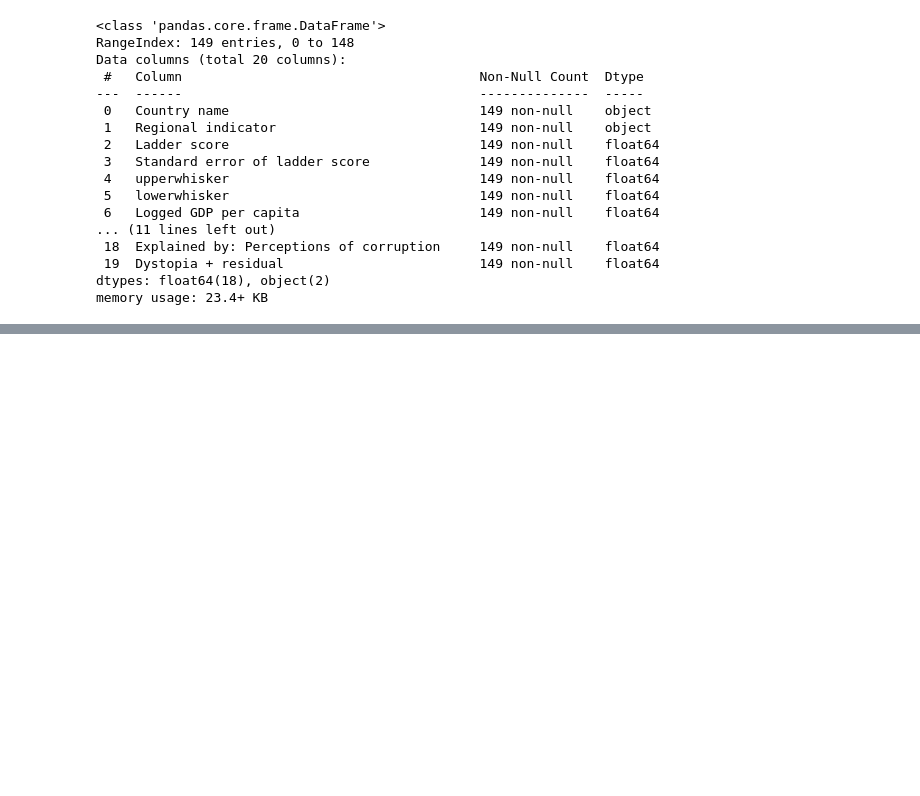
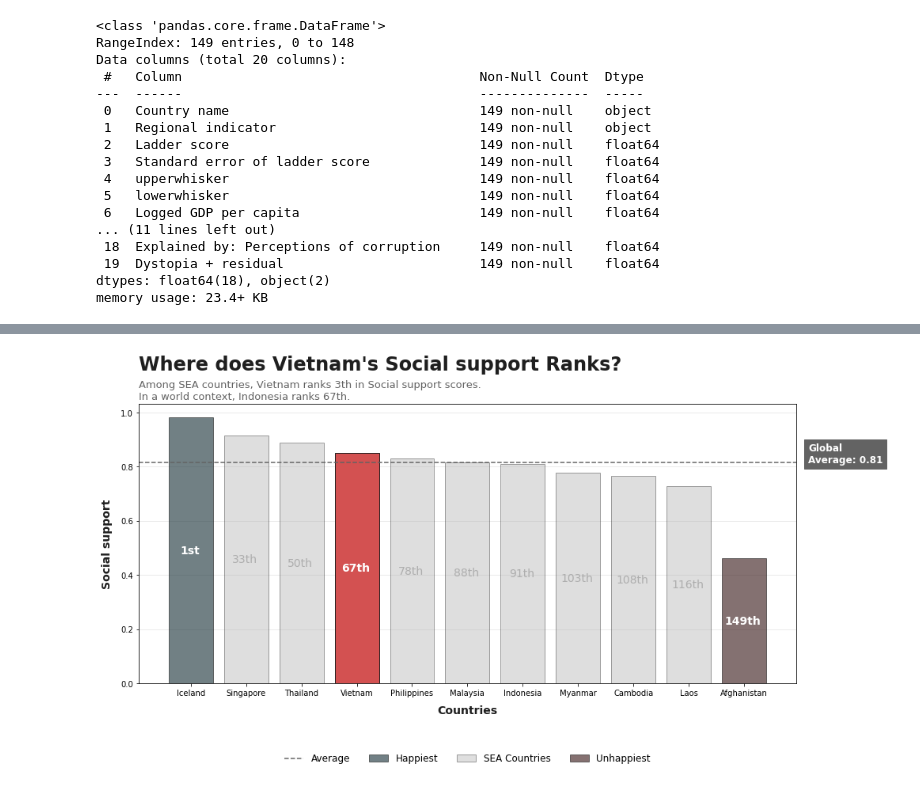
Before and after one commit to ttran293/Vietnam-Happiness-Score, a Jupyter notebook: VietNam_Happiness_Rank.ipynb, the cells around one changed output, grey strips where cells are left out. Saved outputs shown, nothing was run; the diff lists cells and outputs as text; code cells hidden in the pictures; blank space fills up the shorter version.

```diff
--- a/VietNam_Happiness_Rank.ipynb
+++ b/VietNam_Happiness_Rank.ipynb
@@ -75,0 +296,93 @@ memory usage: 23.4+ KB
+# %%
+#@title
+df_glob = data_2021.sort_values("Social support", ascending=False).reset_index(drop=True)
+df = df_glob[df_glob['Country name'].isin(SEA)]
+data_2021_top = df_glob.iloc[0:1]
+data_2021_bot = df_glob.iloc[-1]
+mean_score = df_glob['Social support'].mean()
+sea_idx = list(df.index + 1)
+
+fig, ax = plt.subplots(figsize=(14, 8))
+
+bars0 = ax.bar(data_2021_top['Country name'], data_2021_top['Social support'], color=colors_blue[0], alpha=0.6, edgecolor=colors_dark[0])
+bars1 = ax.bar(df['Country name'], df['Social support'], color=colors_dark[3], alpha=0.4, edgecolor=colors_dark[0])
+bars2 = ax.bar(data_2021_bot['Country name'], data_2021_bot['Social support'], color=colors_red[0], alpha=0.6, edgecolor=colors_dark[0])
+line  = ax.axhline(mean_score, linestyle='--', color=colors_dark[2])
+
+ax.legend(["Average", "Happiest", "SEA Countries", "Unhappiest"], loc='upper center', bbox_to_anchor=(0.5, -0.2), ncol=5, borderpad=1, frameon=False, fontsize=12)
+ax.grid(axis='y', alpha=0.3)
+ax.set_axisbelow(True)
+ax.set_xlabel("Countries", fontsize=14, labelpad=10, fontweight='bold', color=colors_dark[0])
+ax.set_ylabel("Social support", fontsize=14, labelpad=10, fontweight='bold', color=colors_dark[0])
+xmin, xmax = ax.get_xlim()
+ymin, ymax = ax.get_ylim()
+
+avgl  = ax.text(
+    s="Global\nAverage: {:.2f}".format(mean_score),
+    x=xmax*1.02,
+    y=mean_score,
+    backgroundcolor=colors_dark[2],
+    fontsize=12,
+    fontweight='bold',
+    color='white'
+)
+# Vietnam settings
+bars1[2].set_alpha(1)
+bars1[2].set_color(colors_red[3])
+bars1[2].set_edgecolor(colors_dark[0])
+
+for i, bar in enumerate(bars1) :
+    x=bar.get_x()
+    y=bar.get_height()
+    if i != 2 :
+        ax.text(
+            s=f"{sea_idx[i]}th",
+            va='center', ha='center',
+            x=x+0.38, y=y/2,
+            color=colors_dark[3],
+            fontsize=14,
+        )
+    else :
+        ax.text(
+        s=f"{sea_idx[i]}th",
+        va='center', ha='center',
+        x=x+0.38, y=y/2,
+        color='white',
+        fontsize=14,
+        fontweight='bold'
+    )
+
+for i, bar in enumerate(bars0) :
+    x=bar.get_x(),
+    y=bar.get_height(),
+
+    ax.text(
+        s=f"1st",
+        va='center', ha='center',
+        x=x[0]+0.38, y=y[0]/2,
+        color="white",
+        fontsize=14,
+        fontweight='bold',
+        alpha=1,
+    )
+
+for i, bar in enumerate(bars2) :
+    x=bar.get_x(),
+    y=bar.get_height(),
+
+    ax.text(
+        s="149th",
+        va='center', ha='center',
+        x=x[0]+0.38, y=y[0]/2,
+        color="white",
+        fontsize=14,
+        fontweight='bold',
+        alpha=1,
+    )
+
+plt.text(s="Where does Vietnam's Social support Ranks?", ha='left', x=xmin, y=ymax*1.12, fontsize=24, fontweight='bold', color=colors_dark[0])
+plt.title("Among SEA countries, Vietnam ranks 3th in Social support scores.\nIn a world context, Indonesia ranks 67th.", loc='left', fontsize=13, color=colors_dark[2])
+plt.tight_layout()
+plt.show()
+# %% [output]
+[figure, added]
```
Also changed, not shown: parts of 17 cells of this notebook.
